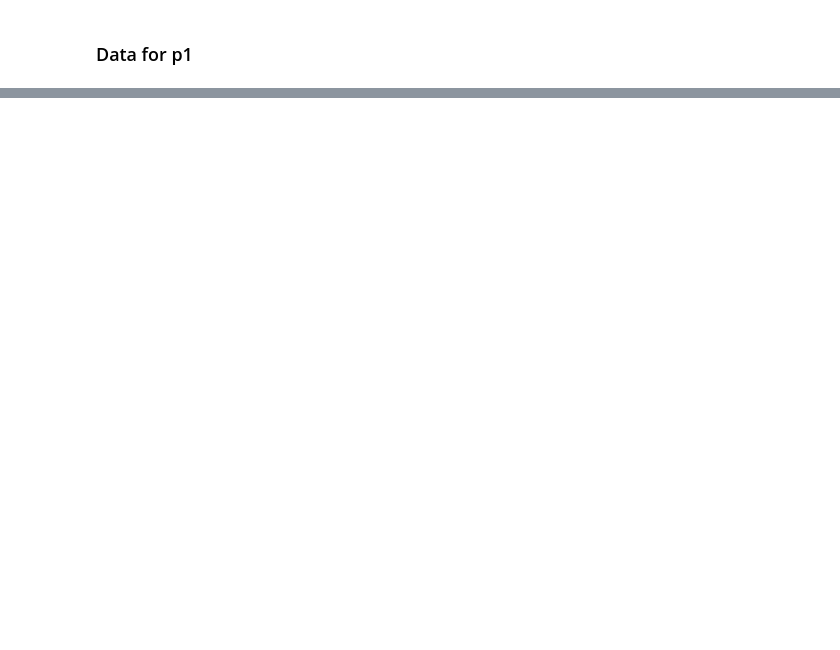
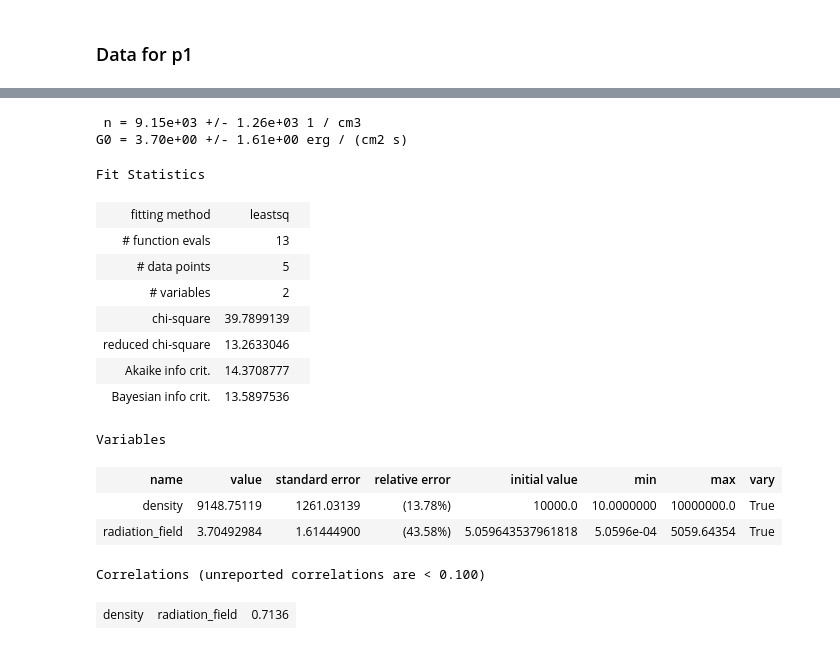
Before and after one commit to mpound/pdrtpy, a Jupyter notebook: rcw49.ipynb, the cells around one changed output, grey strips where cells are left out. Drawn from its saved outputs; the diff is of its cells as text; code cells hidden in the pictures; blank space fills up the shorter version.

```diff
--- a/rcw49.ipynb
+++ b/rcw49.ipynb
@@ -119,8 +163,26 @@ for m in a:
 # %%
 p1 = LineRatioFit(ms,a)
 p1.run()
 print(f' n = {p1.density:.2e}\nG0 = {p1.radiation_field:.2e}')
-p1._fitresult[0]
+p1.fit_result[0]
+# %% [output]
+ n = 9.15e+03 +/- 1.26e+03 1 / cm3
+G0 = 3.70e+00 +/- 1.61e+00 erg / (cm2 s)
+Fit Statistics
+| fitting method | leastsq |  |
+| # function evals | 13 |  |
+| # data points | 5 |  |
+| # variables | 2 |  |
+| chi-square | 39.7899139 |  |
+| reduced chi-square | 13.2633046 |  |
+| Akaike info crit. | 14.3708777 |  |
+| Bayesian info crit. | 13.5897536 |  |
+Variables
+| name | value | standard error | relative error | initial value | min | max | vary |
+| density | 9148.75119 | 1261.03139 | (13.78%) | 10000.0 | 10.0000000 | 10000000.0 | True |
+| radiation_field | 3.70492984 | 1.61444900 | (43.58%) | 5.059643537961818 | 5.0596e-04 | 5059.64354 | True |
+Correlations (unreported correlations are < 0.100)
+| density | radiation_field | 0.7136 |
 # %%
 plot1 = LineRatioPlot(p1)
 plot1.reduced_chisq(legend=True,norm='log')
```
Also changed, not shown: parts of 16 cells of this notebook.
